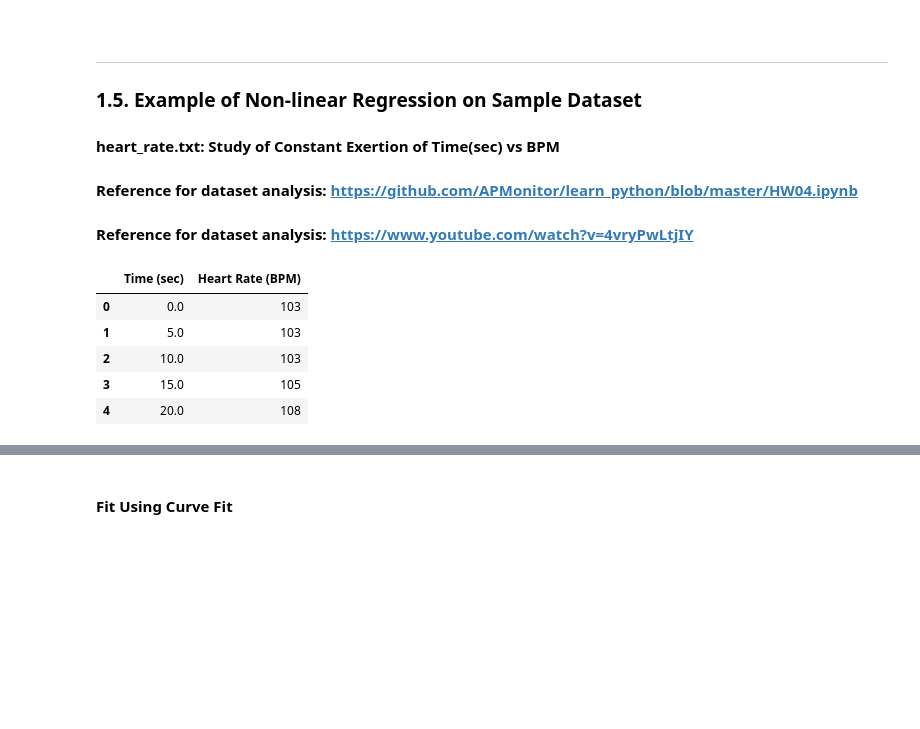
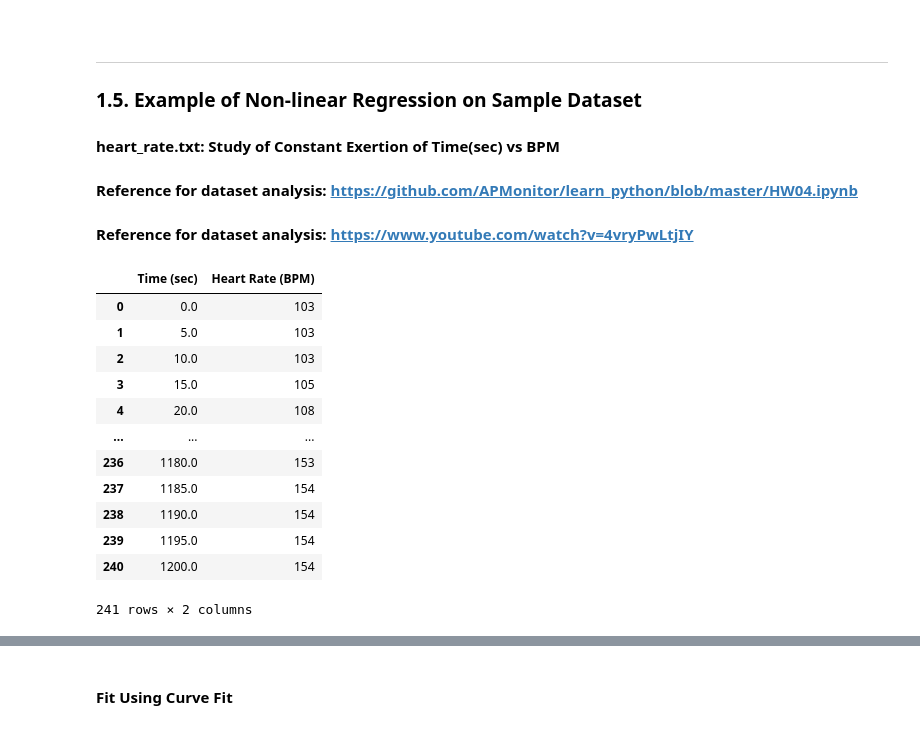
Before and after one commit to PJFinnerty/Project-2020-52446, a Jupyter notebook: Project-2020-PeterFinnerty.ipynb, the cells around one changed output, grey strips where cells are left out. Cells and saved outputs as stored; diff of their text form; code cells hidden in the pictures; blank space fills up the shorter version.

```diff
--- a/Project-2020-PeterFinnerty.ipynb
+++ b/Project-2020-PeterFinnerty.ipynb
@@ -268,15 +268,21 @@ Considering that Simple Linear Regression produces a line that does not fit well
 #### Reference for dataset analysis: https://www.youtube.com/watch?v=4vryPwLtjIY
 # %%
 x = pd.read_csv("https://apmonitor.com/che263/uploads/Main/heart_rate.txt")
-
-x.head()
+x
 # %% [output]
 |  | Time (sec) | Heart Rate (BPM) |
 | 0 | 0.0 | 103 |
 | 1 | 5.0 | 103 |
 | 2 | 10.0 | 103 |
 | 3 | 15.0 | 105 |
 | 4 | 20.0 | 108 |
+| ... | ... | ... |
+| 236 | 1180.0 | 153 |
+| 237 | 1185.0 | 154 |
+| 238 | 1190.0 | 154 |
+| 239 | 1195.0 | 154 |
+| 240 | 1200.0 | 154 |
+241 rows × 2 columns
 # %%
 def bpm(t, c0, c1, c2, c3):
     return c0+c1*t-c2*np.exp(-c3*t)
```
Also changed, not shown: parts of 1 cell of this notebook, 1 other file.
